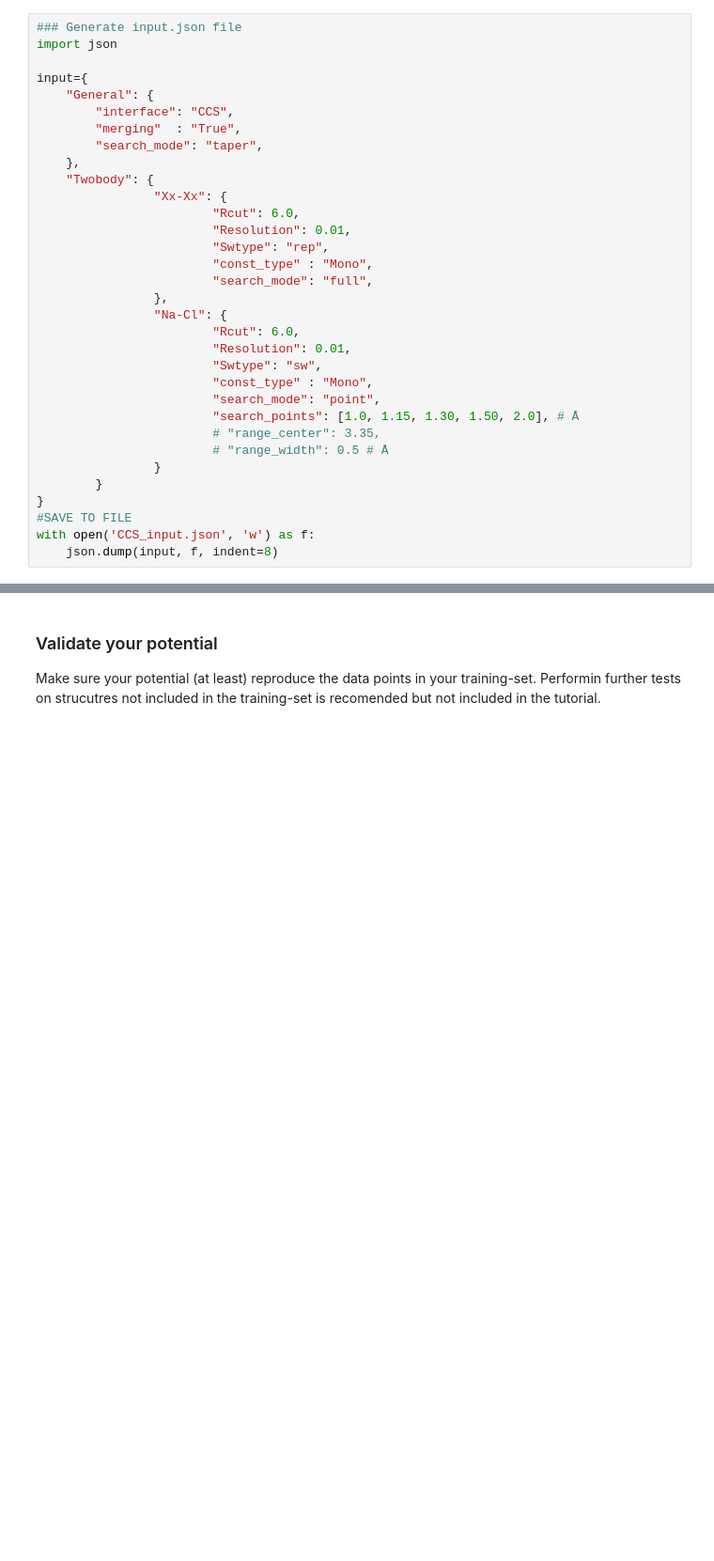
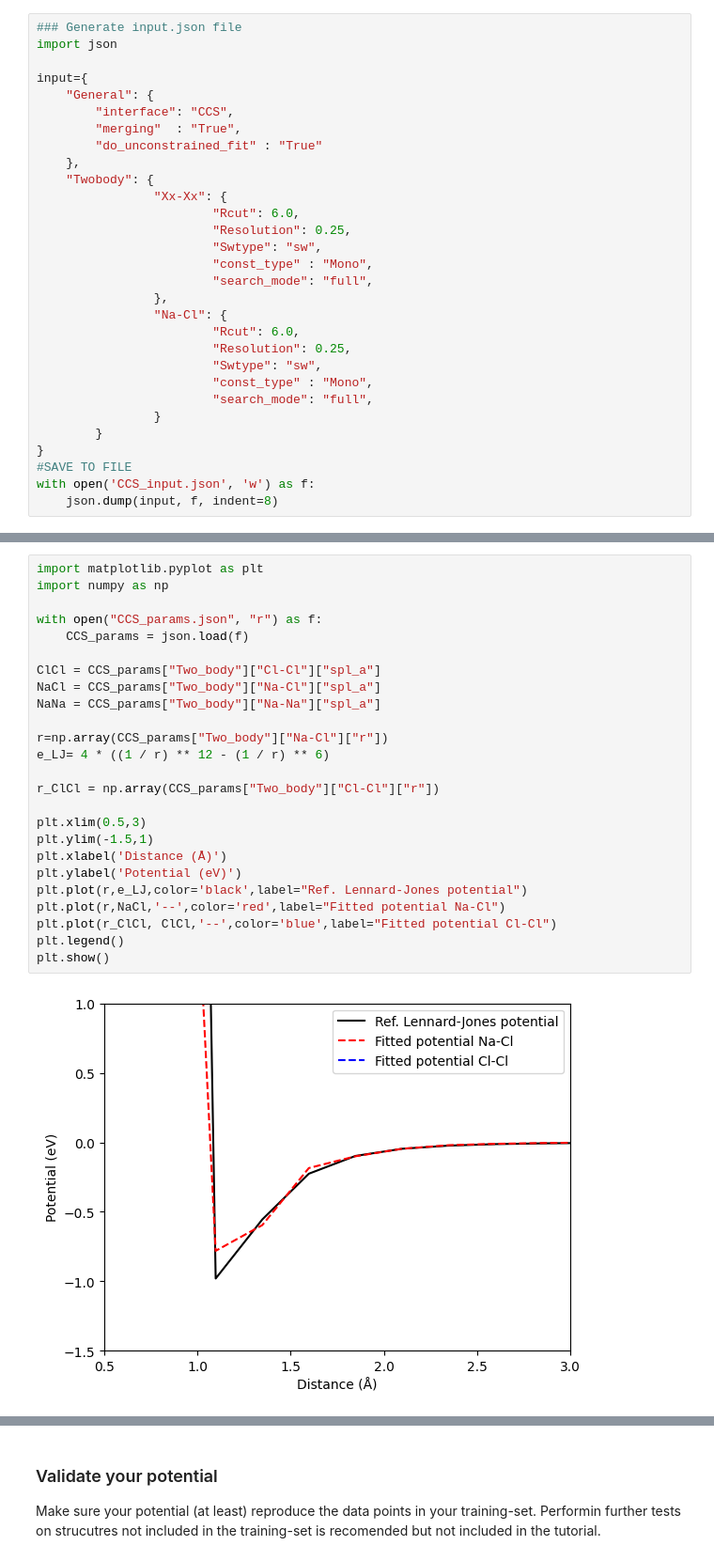
Before and after one commit to Teoroo-CMC/CCS, a Jupyter notebook: examples/Search_mode/tutorial.ipynb, the cells around one changed output, grey strips where cells are left out. Shown: that part at 94% size. Drawn from its saved outputs; the diff is of its cells as text; blank space fills up the shorter version.

Commit message:
docs: updated search mode example

```diff
--- a/examples/Search_mode/tutorial.ipynb
+++ b/examples/Search_mode/tutorial.ipynb
@@ -86,25 +23,22 @@ input={
     "General": {
         "interface": "CCS",
         "merging"  : "True",
-        "search_mode": "taper",
+        "do_unconstrained_fit" : "True"
     },
     "Twobody": {
                 "Xx-Xx": {
                         "Rcut": 6.0,
-                        "Resolution": 0.01,
-                        "Swtype": "rep",
+                        "Resolution": 0.25,
+                        "Swtype": "sw",
                         "const_type" : "Mono",
                         "search_mode": "full",
                 },
                 "Na-Cl": {
                         "Rcut": 6.0,
-                        "Resolution": 0.01,
+                        "Resolution": 0.25,
                         "Swtype": "sw",
                         "const_type" : "Mono",
-                        "search_mode": "point",
-                        "search_points": [1.0, 1.15, 1.30, 1.50, 2.0], # Å
-                        # "range_center": 3.35,
-                        # "range_width": 0.5 # Å
+                        "search_mode": "full",
                 }
         }
 }
@@ -138,0 +69,27 @@ Switch points located at [1.07, 1.17, 1.31, 1.51, 2.01] Å to for element pair N
+# %%
+import matplotlib.pyplot as plt
+import numpy as np
+
+with open("CCS_params.json", "r") as f:
+    CCS_params = json.load(f)
+
+ClCl = CCS_params["Two_body"]["Cl-Cl"]["spl_a"]
+NaCl = CCS_params["Two_body"]["Na-Cl"]["spl_a"]
+NaNa = CCS_params["Two_body"]["Na-Na"]["spl_a"]
+
+r=np.array(CCS_params["Two_body"]["Na-Cl"]["r"])
+e_LJ= 4 * ((1 / r) ** 12 - (1 / r) ** 6)
+
+r_ClCl = np.array(CCS_params["Two_body"]["Cl-Cl"]["r"])
+
+plt.xlim(0.5,3)
+plt.ylim(-1.5,1)
+plt.xlabel('Distance (Å)')
+plt.ylabel('Potential (eV)')
+plt.plot(r,e_LJ,color='black',label="Ref. Lennard-Jones potential")
+plt.plot(r,NaCl,'--',color='red',label="Fitted potential Na-Cl")
+plt.plot(r_ClCl, ClCl,'--',color='blue',label="Fitted potential Cl-Cl")
+plt.legend()
+plt.show()
+# %% [output]
+[figure, added]
```
Also changed, not shown: parts of 23 cells of this notebook, 12 other files.
